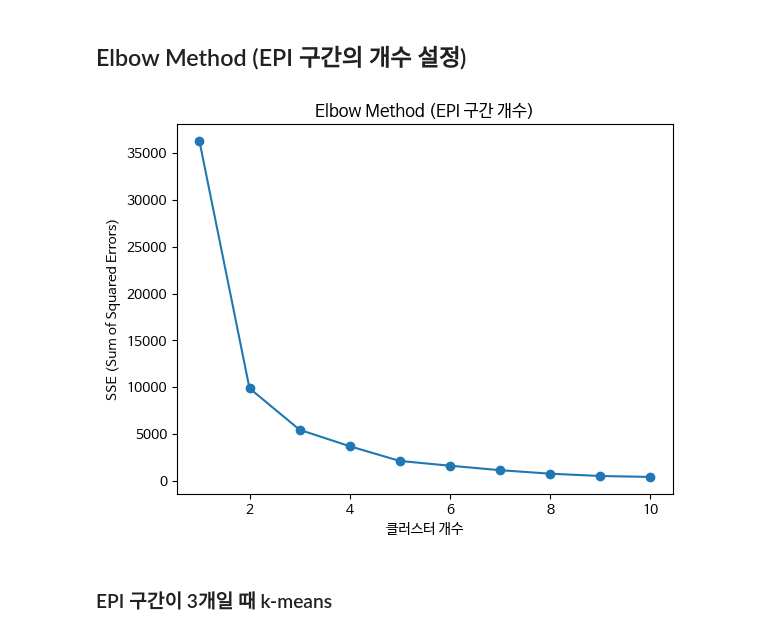
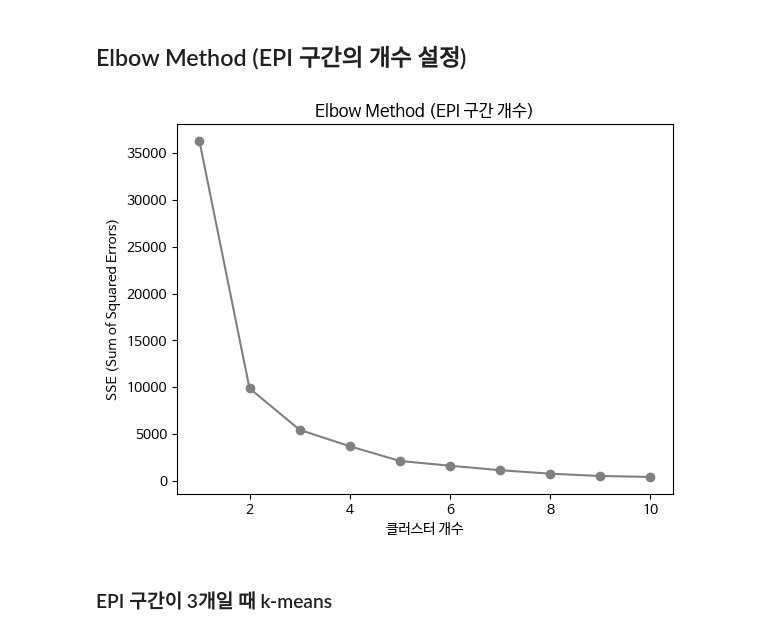
Before and after one commit to HyemiGu/ESC-22WINTER, a Jupyter notebook: 국내_일반배상책임.ipynb, the cells around one changed output. Saved outputs shown, nothing was run; the diff lists cells and outputs as text; code cells hidden in the pictures.

```diff
--- a/국내_일반배상책임.ipynb
+++ b/국내_일반배상책임.ipynb
@@ -238,27 +238,27 @@ from sklearn.preprocessing import StandardScaler
 # %%
 # 아웃라이어 제거한 df 에서 보험료 열만 사용
 EPI = df_no_outliers[['수재보험료누적']]
 
 # EPI 표준화
 scaler_EPI = StandardScaler()
 standardized_EPI = scaler_EPI.fit_transform(EPI)
 
 # Elbow Method 사용하여 적절한 클러스터 개수 찾기
 sse_EPI =[]
 K_range = range(1,11)
 for K_EPI in K_range:
   kmeans_EPI = KMeans(n_clusters=K_EPI, random_state=42)
   kmeans_EPI.fit(standardized_EPI)
   sse_EPI.append(kmeans_EPI.inertia_)
 
 # Elbow Method 그래프 출력
-plt.plot(K_range, sse_EPI, marker='o')
+plt.plot(K_range, sse_EPI, marker='o', color='gray')
 plt.xlabel('클러스터 개수')
 plt.ylabel('SSE (Sum of Squared Errors)')
 plt.title('Elbow Method (EPI 구간 개수)')
 plt.show()
 # %% [output]
-[figure, old version]
+[figure, new version]
 # %% [markdown]
 ### EPI 구간이 3개일 때 k-means
 # %%
```
Also changed, not shown: parts of 4 cells of this notebook.
